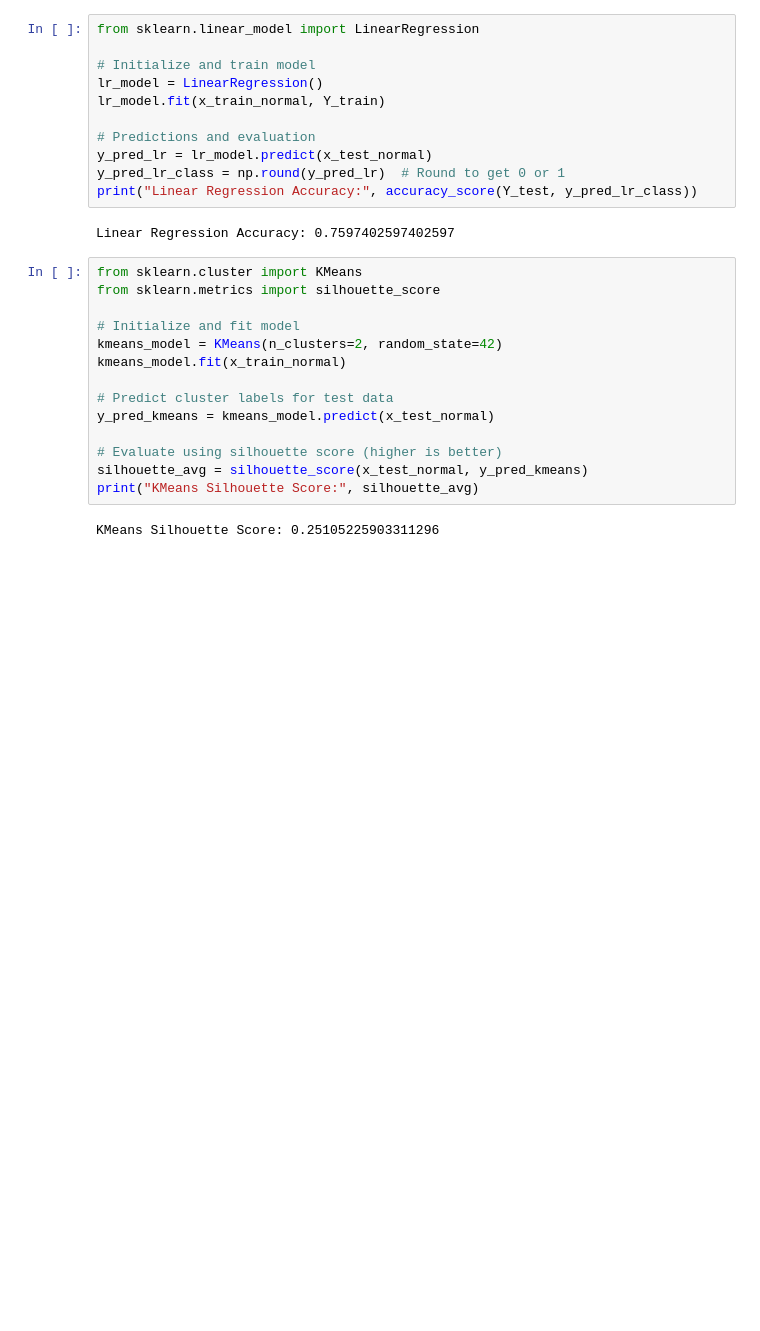
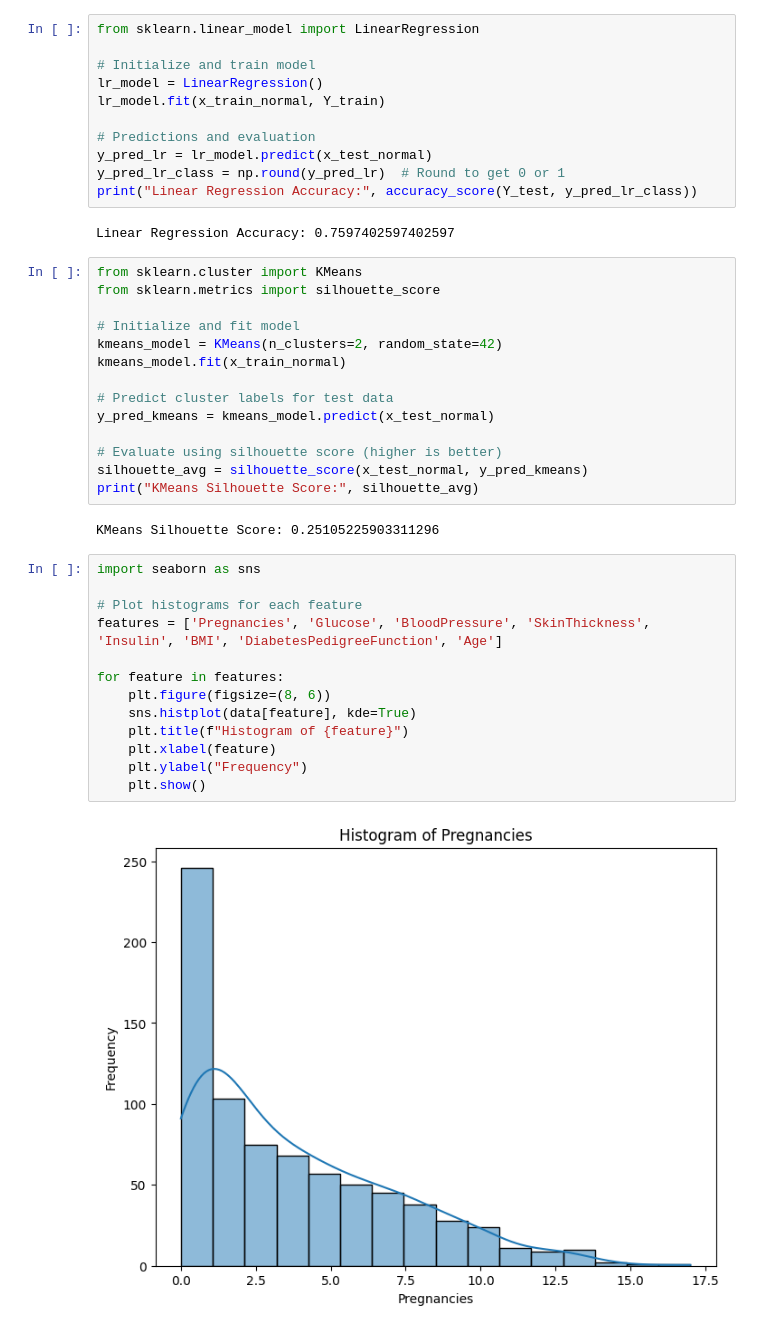
Before and after one commit to Himanshu420247/DiaScan, a Jupyter notebook: Diabetes.ipynb, the cells around one changed output. Saved outputs shown, nothing was run; the diff lists cells and outputs as text; blank space fills up the shorter version.

```diff
--- a/Diabetes.ipynb
+++ b/Diabetes.ipynb
@@ -217,3 +217,18 @@ silhouette_avg = silhouette_score(x_test_normal, y_pred_kmeans)
 print("KMeans Silhouette Score:", silhouette_avg)
 # %% [output]
 KMeans Silhouette Score: 0.25105225903311296
+# %%
+import seaborn as sns
+
+# Plot histograms for each feature
+features = ['Pregnancies', 'Glucose', 'BloodPressure', 'SkinThickness', 'Insulin', 'BMI', 'DiabetesPedigreeFunction', 'Age']
+
+for feature in features:
+    plt.figure(figsize=(8, 6))
+    sns.histplot(data[feature], kde=True)
+    plt.title(f"Histogram of {feature}")
+    plt.xlabel(feature)
+    plt.ylabel("Frequency")
+    plt.show()
+# %% [output]
+[figure, added]
```
Also changed, not shown: parts of 12 cells of this notebook.
